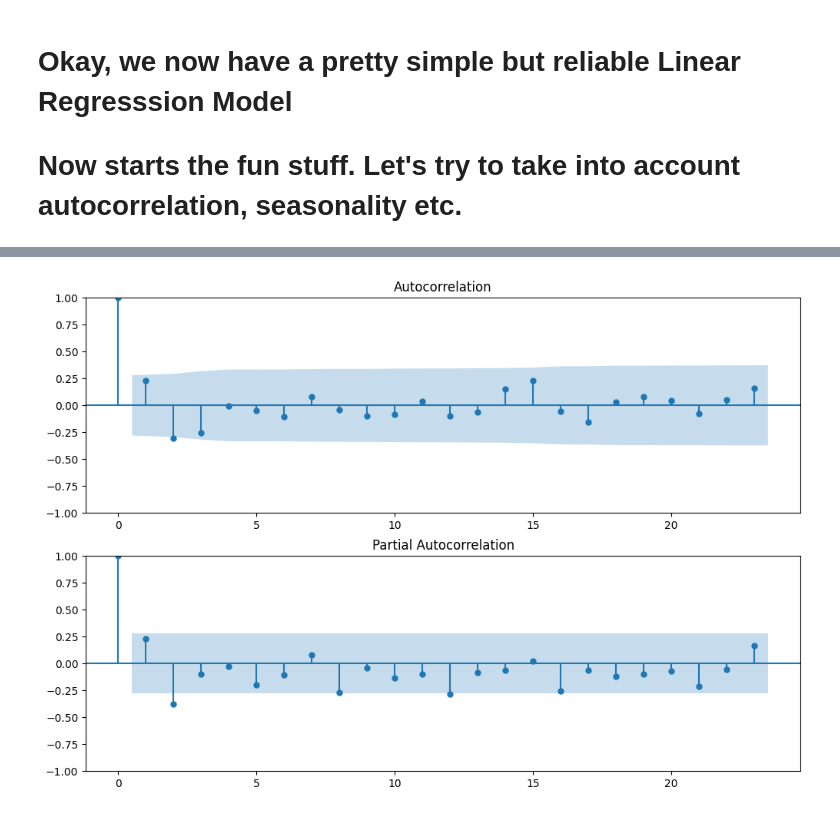
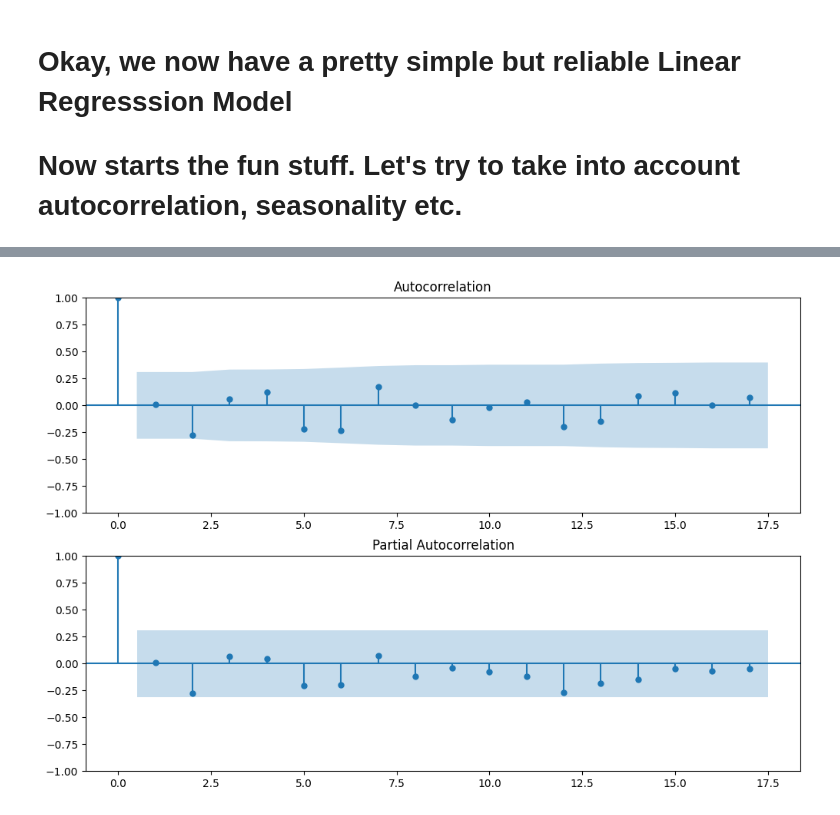
Before and after one commit to josalhor/hp-stock, a Jupyter notebook: pred.ipynb, the cells around one changed output, grey strips where cells are left out. Cells and saved outputs as stored; diff of their text form; code cells hidden in the pictures.

```diff
--- a/pred.ipynb
+++ b/pred.ipynb
@@ -381,9 +383,9 @@ PREDICT_WEEKS = 13
 # and then predict the next weeks by product_number
 
 from sklearn.linear_model import LinearRegression
-from sklearn.metrics import mean_squared_error
+from sklearn.metrics import mean_squared_error, mean_squared_log_error
 
-CONSIDER_FROM = '2022-06-01'
+CONSIDER_FROM = '2022-05-01'
 
 def get_train_test_data(df, product_number, predict_weeks):
     # Get train and test data
@@ -629,15 +631,15 @@ dtype: float64
 # %%
 from statsmodels.graphics.tsaplots import plot_acf, plot_pacf
 
 LOOKBACK = 13
 
 fig = plt.figure(figsize=(12,8))
 ax1 = fig.add_subplot(211)
-fig = plot_acf(timeseries.iloc[LOOKBACK:], lags=23, ax=ax1)
+fig = plot_acf(timeseries.iloc[LOOKBACK:], lags=17, ax=ax1)
 ax2 = fig.add_subplot(212)
-fig = plot_pacf(timeseries.iloc[LOOKBACK:], lags=23, ax=ax2)
+fig = plot_pacf(timeseries.iloc[LOOKBACK:], lags=17, ax=ax2)
 # %% [output]
-[figure, old version]
+[figure, new version]
 # %%
 from statsmodels.tsa.arima.model import ARIMA
 
```
Also changed, not shown: parts of 10 cells of this notebook, 2 other files.
